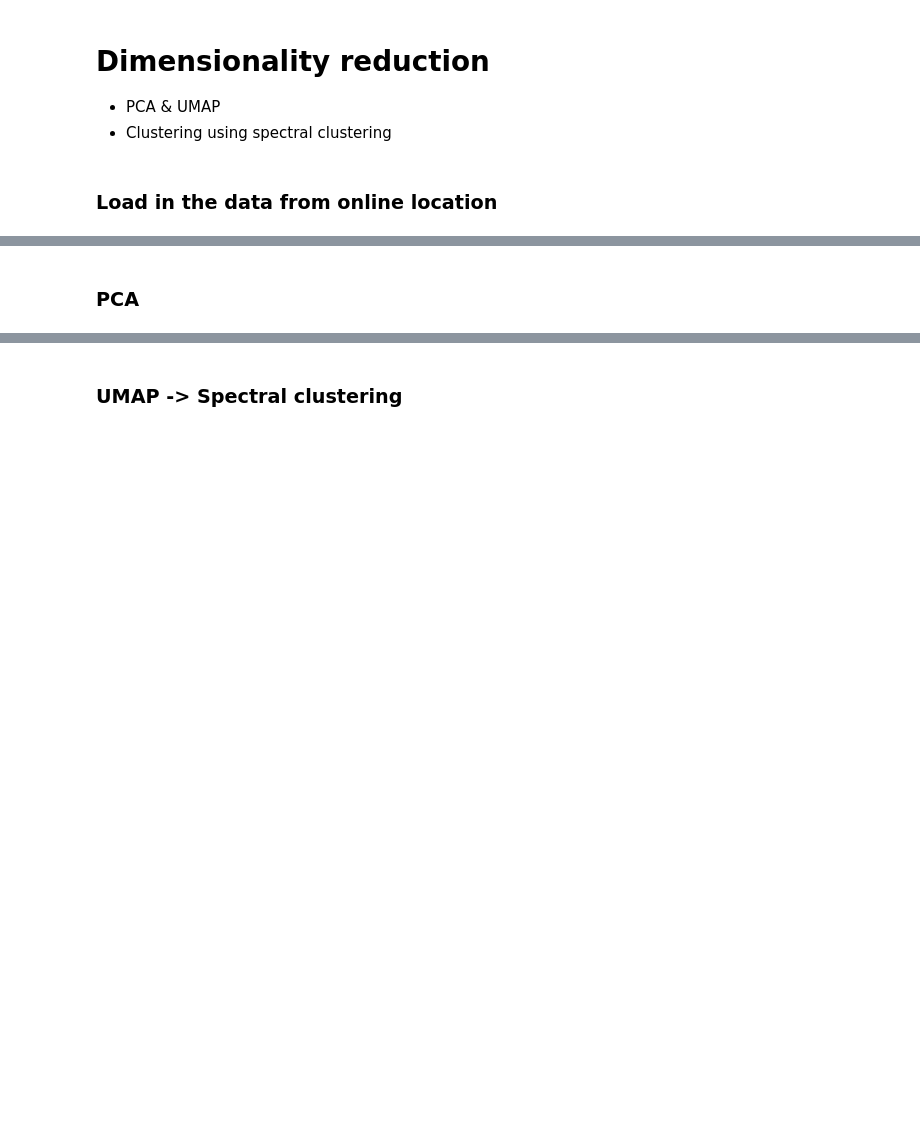
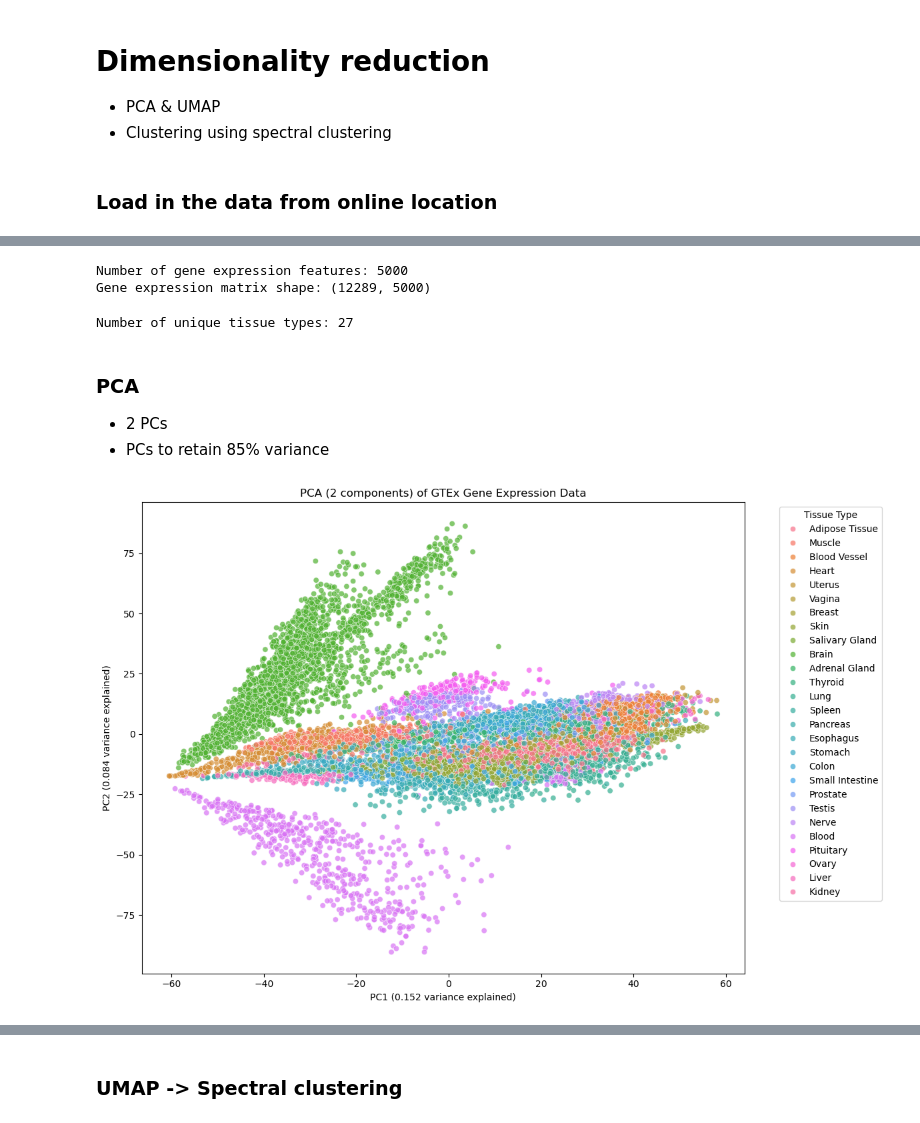
Before and after one commit to emilyekstrum/cu-cpbs-7602, a Jupyter notebook: assignment03/dimensionality_reduction.ipynb, the cells around one changed output, grey strips where cells are left out. Cells and saved outputs as stored; diff of their text form; code cells hidden in the pictures; blank space fills up the shorter version.

```diff
--- a/assignment03/dimensionality_reduction.ipynb
+++ b/assignment03/dimensionality_reduction.ipynb
@@ -40,0 +98,6 @@ for filepath, url in files.items():
+# %%
+# load metadata files
+sample_metadata_df = pd.read_csv('GTEx_Analysis_v8_Annotations_SampleAttributesDS.txt', sep='\t')
+phenotype_metadata_df = pd.read_csv('GTEx_Analysis_v8_Annotations_SubjectPhenotypesDS.txt', sep='\t')
+print(f"Sample metadata: {sample_metadata_df.shape}")
+print(f"Phenotype metadata: {phenotype_metadata_df.shape}")
@@ -40,0 +107,8 @@ for filepath, url in files.items():
+# %%
+# merge gene expression, sample metadata, and phenotype metadata
+merged_df = gene_exp_df.merge(sample_metadata_df, left_on='SampleID', right_on='SAMPID')
+# extract subject ID from sample ID
+merged_df['SUBJID'] = merged_df['SampleID'].str.slice(0, 10)
+merged_df = merged_df.merge(phenotype_metadata_df, left_on='SUBJID', right_on='SUBJID')
+print(f"Merged dataset shape: {merged_df.shape}")
+print(merged_df.head())
@@ -41,2 +133,45 @@ for filepath, url in files.items():
+# %%
+# select gene expression columns
+gene_expression_cols = [col for col in merged_df.columns if col.startswith('ENSG')]
+print(f"Number of gene expression features: {len(gene_expression_cols)}")
+
+# gene expression matrix for dimensionality reduction
+X_genes = merged_df[gene_expression_cols].values
+print(f"Gene expression matrix shape: {X_genes.shape}")
+
+# standardize the gene expression data
+scaler_genes = StandardScaler()
+X_genes_scaled = scaler_genes.fit_transform(X_genes)
+# %% [output]
+Number of gene expression features: 5000
+Gene expression matrix shape: (12289, 5000)
+# %%
+#print number of unique tissue types
+unique_tissues = merged_df['SMTS'].nunique()
+print(f"Number of unique tissue types: {unique_tissues}")
+# %% [output]
+Number of unique tissue types: 27
 # %% [markdown]
 ### PCA
+- 2 PCs
+- PCs to retain 85% variance
+# %%
+# PCA with 2 components for visualization
+pca_2d = PCA(n_components=2, random_state=42)
+pca_result_2d = pca_2d.fit_transform(X_genes_scaled)
+
+# add PCA results to dataframe
+merged_df['PCA1'] = pca_result_2d[:, 0]
+merged_df['PCA2'] = pca_result_2d[:, 1]
+
+# plot PCA results colored by tissue type
+plt.figure(figsize=(12, 8))
+sns.scatterplot(data=merged_df, x='PCA1', y='PCA2', hue='SMTS', alpha=0.7)
+plt.title('PCA (2 components) of GTEx Gene Expression Data')
+plt.xlabel(f'PC1 ({pca_2d.explained_variance_ratio_[0]:.3f} variance explained)')
+plt.ylabel(f'PC2 ({pca_2d.explained_variance_ratio_[1]:.3f} variance explained)')
+plt.legend(title='Tissue Type', bbox_to_anchor=(1.05, 1), loc='upper left')
+plt.tight_layout()
+plt.show()
+# %% [output]
+[figure, added]
```
Also changed, not shown: parts of 24 cells of this notebook.
